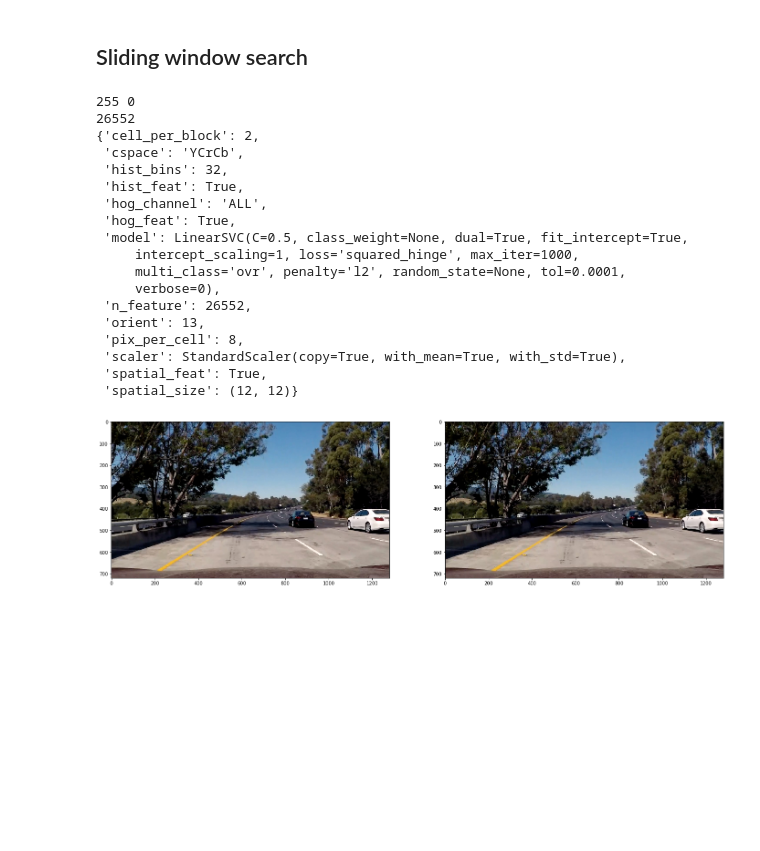
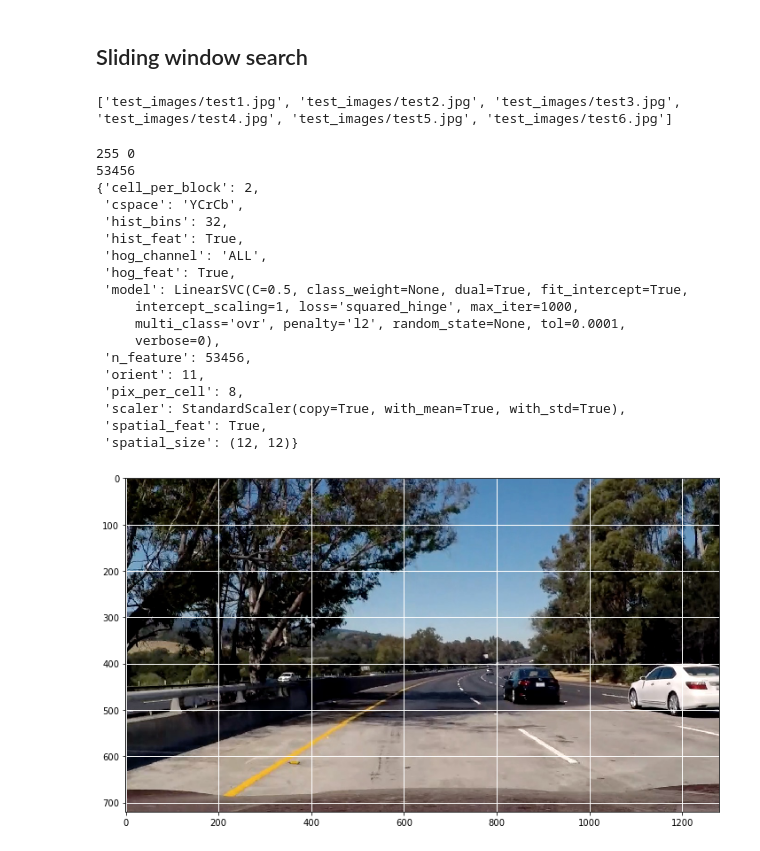
Before and after one commit to i-aki-y/selfdrivingcar-project5, a Jupyter notebook: SlidingWindow.ipynb, the cells around one changed output. Drawn from its saved outputs; the diff is of its cells as text; code cells hidden in the pictures; blank space fills up the shorter version.

```diff
--- a/SlidingWindow.ipynb
+++ b/SlidingWindow.ipynb
@@ -17,44 +17,47 @@ import utils
 # %%
 with open("./output_data/training_info.p", 'rb') as f:
     train_info = pickle.load(f)
+
+
+image_pathes = glob("test_images/*jpg")
+print(image_pathes)
+test_images = [utils.load_img(image_path) for image_path in image_pathes]
+# %% [output]
+['test_images/test1.jpg', 'test_images/test2.jpg', 'test_images/test3.jpg', 'test_images/test4.jpg', 'test_images/test5.jpg', 'test_images/test6.jpg']
 # %%
-image_pathes = glob("test_images/*jpg")
-test_images = [utils.load_img(image_path) for image_path in image_pathes]
-
 img = test_images[4]
 
 print(img.max(), img.min())
 
-plt.figure(figsize=(24, 8))
-plt.subplot(1, 2, 1)
+plt.figure(figsize=(12, 8))
+ax = plt.subplot(1, 1, 1)
+ax.grid(color='w', linestyle='-', linewidth=1)
 plt.imshow(img)
 
-plt.subplot(1, 2, 2)
-img = utils.image_preprocess(img)
-plt.imshow(img)
+plt.savefig("output_images/grid_test_image.png", bbox_inches="tight")
 
 print(train_info["n_feature"])
 pprint(train_info)
 # %% [output]
 255 0
-26552
+53456
 {'cell_per_block': 2,
  'cspace': 'YCrCb',
  'hist_bins': 32,
  'hist_feat': True,
  'hog_channel': 'ALL',
  'hog_feat': True,
  'model': LinearSVC(C=0.5, class_weight=None, dual=True, fit_intercept=True,
      intercept_scaling=1, loss='squared_hinge', max_iter=1000,
      multi_class='ovr', penalty='l2', random_state=None, tol=0.0001,
      verbose=0),
- 'n_feature': 26552,
- 'orient': 13,
+ 'n_feature': 53456,
+ 'orient': 11,
  'pix_per_cell': 8,
  'scaler': StandardScaler(copy=True, with_mean=True, with_std=True),
  'spatial_feat': True,
  'spatial_size': (12, 12)}
-[figure, old version]
+[figure, new version]
 # %%
 svc = train_info["model"]
 X_scaler = train_info["scaler"]
```
Also changed, not shown: parts of 3 cells of this notebook, 20 other files.
